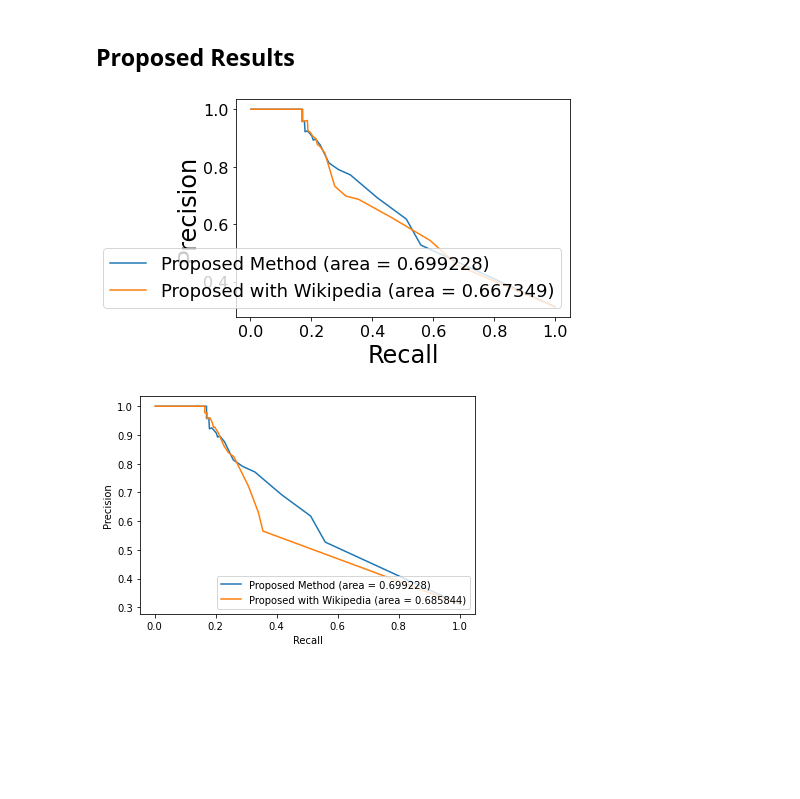
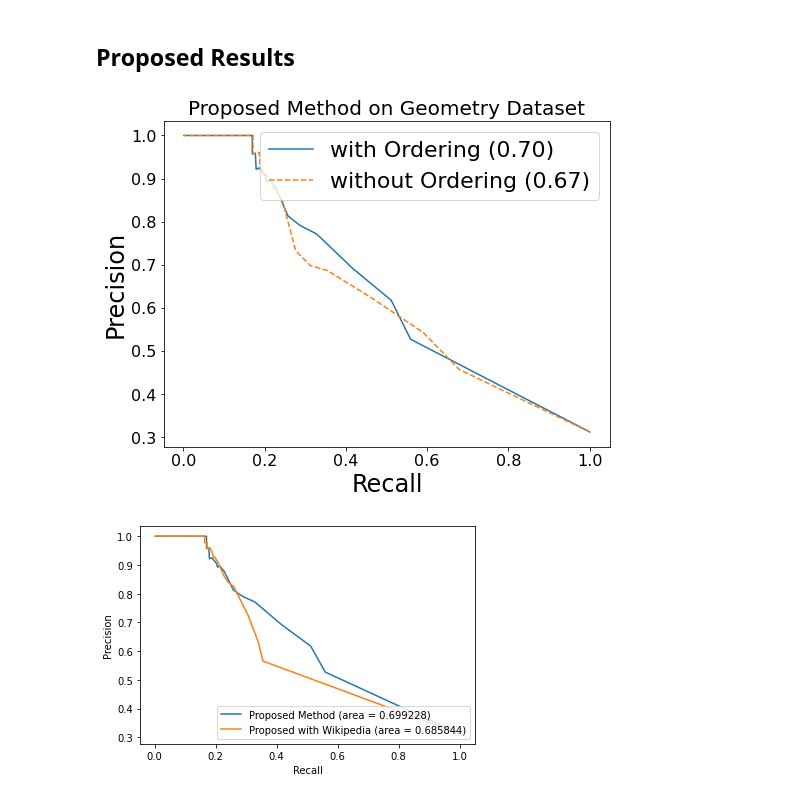
Before and after one commit to itsshivampal/Concept-Prerequiste-Learning, a Jupyter notebook: Geometry Exp Setup/result_analysis/Graph Plotting.ipynb, the cells around one changed output. Saved outputs shown, nothing was run; the diff lists cells and outputs as text; code cells hidden in the pictures; blank space fills up the shorter version.

Commit message:
updated codes and results 1st July, 2020

```diff
--- a/Geometry Exp Setup/result_analysis/Graph Plotting.ipynb
+++ b/Geometry Exp Setup/result_analysis/Graph Plotting.ipynb
@@ -146,33 +146,47 @@ plt.savefig("geometry_refd_results.png")
 # %%
 df1 = pd.read_csv("predicted_prereq.csv")
 df2 = pd.read_csv("predicted_prereq_without_rank.csv")
 
 ground_truth = df1["relation"].to_numpy().ravel()
 
 pr_tfidf = df1["tfidf_score"].to_numpy().ravel()
 pr_tfidf = array_normalization(pr_tfidf)
 
+pr_without_rank = df2["tfidf_score"].to_numpy().ravel()
+pr_without_rank = array_normalization(pr_without_rank)
 
 
-# refd = df2["refd_equal"].to_numpy().ravel()
-# refd = array_normalization(refd)
+precision1, recall1, area1 = get_precision_recall(ground_truth, pr_tfidf)
+area1 = "{:.2f}".format(area1)
+label1 = "with Ordering ({})".format((area1))
 
-pr_wiki_tfidf = df2["tfidf_score"].to_numpy().ravel()
-pr_wiki_tfidf = array_normalization(pr_wiki_tfidf)
+precision2, recall2, area2 = get_precision_recall(ground_truth, pr_without_rank)
+area2 = "{:.2f}".format(area2)
+label2 = "without Ordering ({})".format((area2))
 
-precision1, recall1, area1 = get_precision_recall(ground_truth, pr_tfidf)
-label1 = "Proposed Method (area = {0:2f})".format((area1))
-precision2, recall2, area2 = get_precision_recall(ground_truth, pr_wiki_tfidf)
-label2 = "Proposed with Wikipedia (area = {0:2f})".format((area2))
 
+import matplotlib.pyplot as plt
+
+plt.rc('font', size = 16)          # controls default text sizes
+plt.rc('axes', titlesize = 20)     # fontsize of the axes title
+plt.rc('axes', labelsize = 24)    # fontsize of the x and y labels
+plt.rc('xtick', labelsize = 16)    # fontsize of the tick labels
+plt.rc('ytick', labelsize = 16)    # fontsize of the tick labels
+plt.rc('legend', fontsize = 22)    # legend fontsize
+plt.rc('figure', titlesize = 25)  # fontsize of the figure title
+plt.figure(figsize=(8, 6))
+
+
+plt.clf()
 plt.xlabel("Recall")
 plt.ylabel("Precision")
-plt.plot(recall1, precision1, label = label1)
-plt.plot(recall2, precision2, label = label2)
-plt.legend(loc="lower right")
-plt.savefig("geometry_temp.png")
+plt.plot(recall1, precision1, label = label1, linestyle='solid')
+plt.plot(recall2, precision2, label = label2, linestyle='dashed')
+plt.legend(loc="upper right")
+plt.title("Proposed Method on Geometry Dataset")
+plt.savefig("geometry_proposed_results.png")
 # %% [output]
-[figure, old version]
+[figure, new version]
 # %%
 ground_truth = df1["relation"].to_numpy().ravel()
 
```
Also changed, not shown: parts of 1 cell of this notebook, 13 other files.
